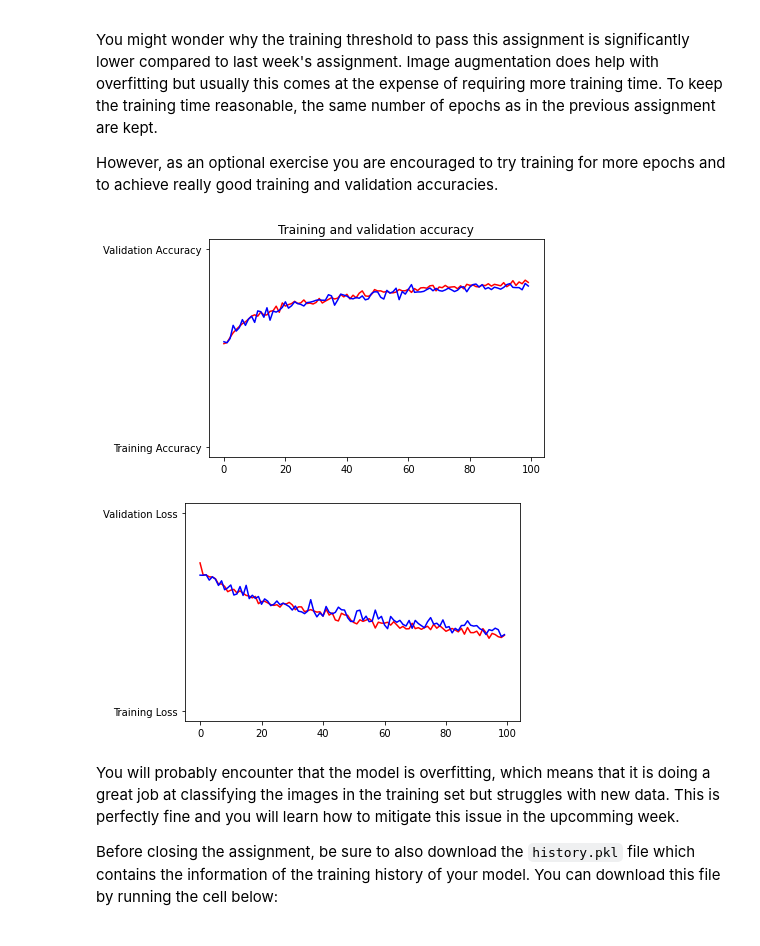
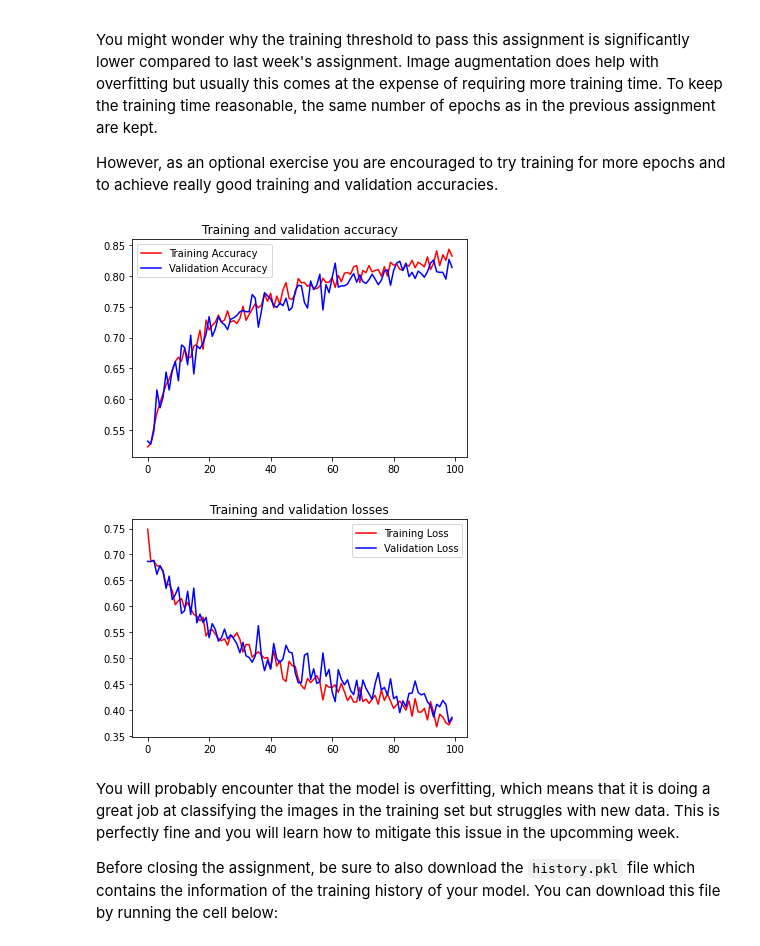
Before and after one commit to xerocopy/Convolutional-Neural-Networks-in-TensorFlow, a Jupyter notebook: C2W2_data_augmentation/C2W2_Assignment.ipynb, the cells around one changed output. Drawn from its saved outputs; the diff is of its cells as text; code cells hidden in the pictures.

```diff
--- a/C2W2_data_augmentation/C2W2_Assignment.ipynb
+++ b/C2W2_data_augmentation/C2W2_Assignment.ipynb
@@ -414,33 +414,36 @@ However, as an optional exercise you are encouraged to try training for more epo
 # %%
 #-----------------------------------------------------------
 # Retrieve a list of list results on training and test data
 # sets for each training epoch
 #-----------------------------------------------------------
 acc=history.history['accuracy']
 val_acc=history.history['val_accuracy']
 loss=history.history['loss']
 val_loss=history.history['val_loss']
 
 epochs=range(len(acc)) # Get number of epochs
 
 #------------------------------------------------
 # Plot training and validation accuracy per epoch
 #------------------------------------------------
-plt.plot(epochs, acc, 'r', "Training Accuracy")
-plt.plot(epochs, val_acc, 'b', "Validation Accuracy")
+plt.plot(epochs, acc, 'r')
+plt.plot(epochs, val_acc, 'b')
 plt.title('Training and validation accuracy')
+plt.legend(["Training Accuracy","Validation Accuracy"])
 plt.show()
 print("")
 
 #------------------------------------------------
 # Plot training and validation loss per epoch
 #------------------------------------------------
-plt.plot(epochs, loss, 'r', "Training Loss")
-plt.plot(epochs, val_loss, 'b', "Validation Loss")
+plt.plot(epochs, loss, 'r')
+plt.plot(epochs, val_loss, 'b')
+plt.title('Training and validation losses')
+plt.legend(["Training Loss","Validation Loss"])
 plt.show()
 # %% [output]
-[figure, old version]
+[figure, new version]
-[figure, old version]
+[figure, new version]
 # %% [markdown]
 You will probably encounter that the model is overfitting, which means that it is doing a great job at classifying the images in the training set but struggles with new data. This is perfectly fine and you will learn how to mitigate this issue in the upcomming week.
 
```
